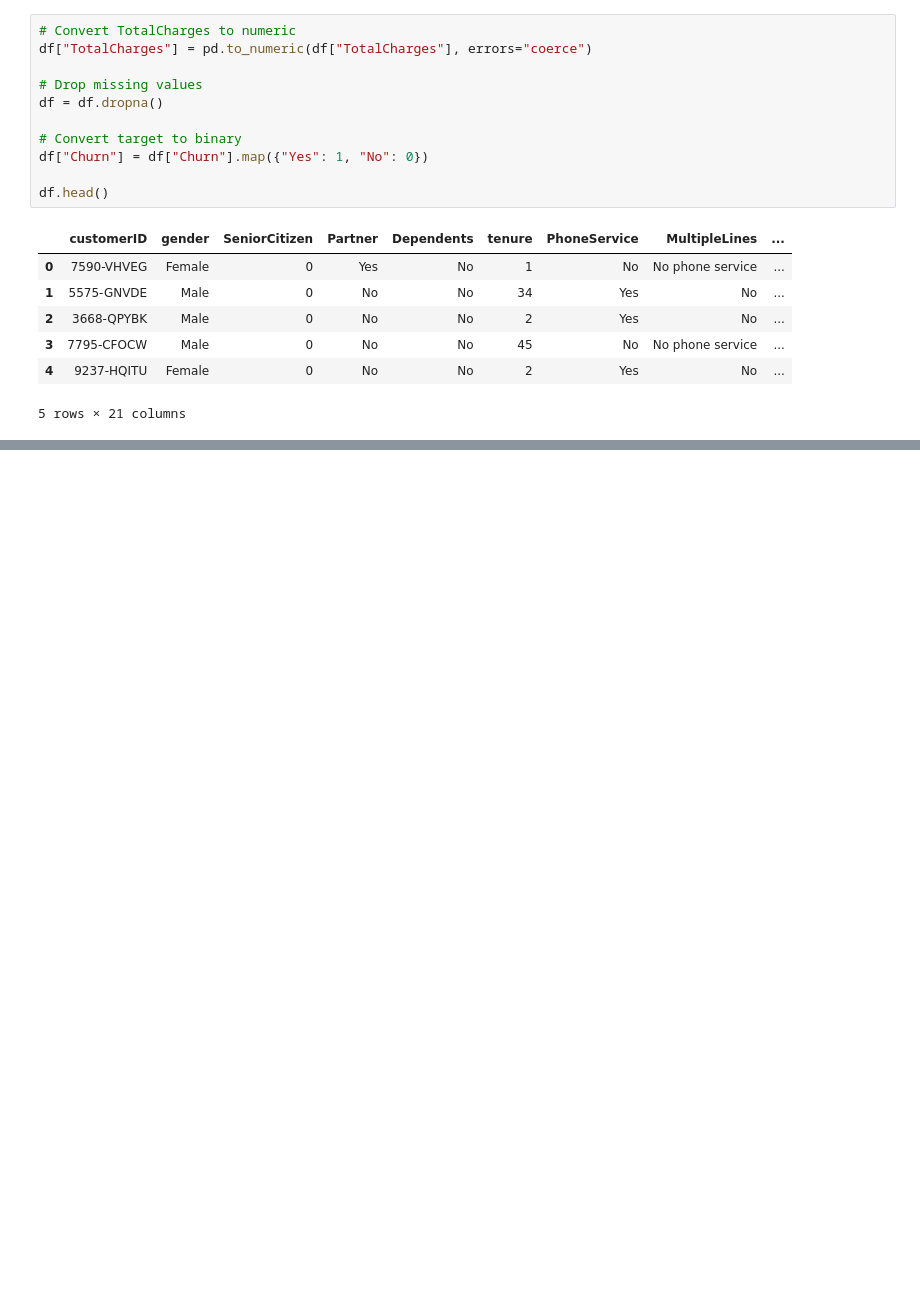
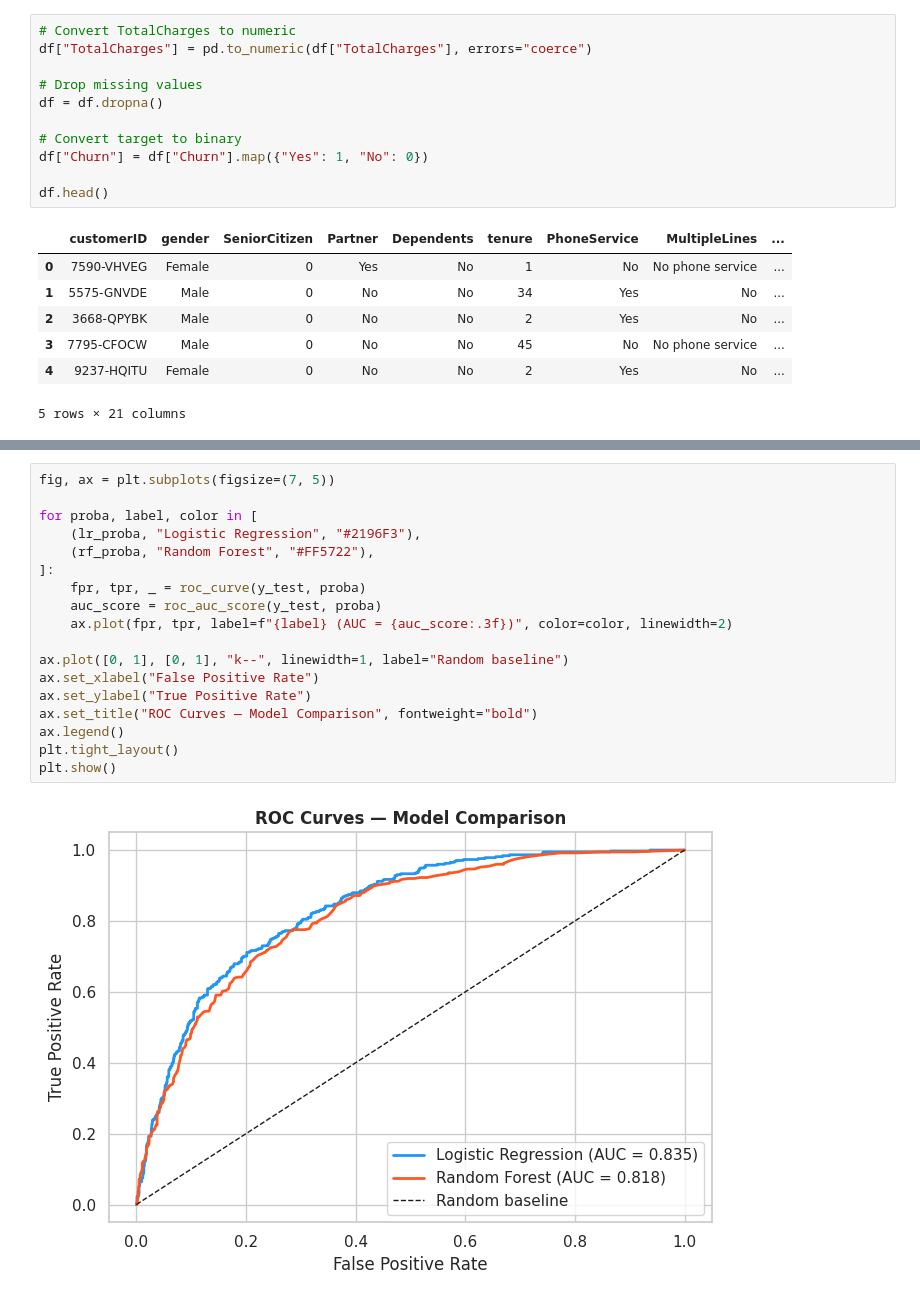
Before and after one commit to LucasBaildon/telco-customer-churn-analysis, a Jupyter notebook: notebook.ipynb, the cells around one changed output, grey strips where cells are left out. Cells and saved outputs as stored; diff of their text form; blank space fills up the shorter version.

```diff
--- a/notebook.ipynb
+++ b/notebook.ipynb
@@ -246,0 +282,20 @@ Key findings:
+# %%
+fig, ax = plt.subplots(figsize=(7, 5))
+
+for proba, label, color in [
+    (lr_proba, "Logistic Regression", "#2196F3"),
+    (rf_proba, "Random Forest", "#FF5722"),
+]:
+    fpr, tpr, _ = roc_curve(y_test, proba)
+    auc_score = roc_auc_score(y_test, proba)
+    ax.plot(fpr, tpr, label=f"{label} (AUC = {auc_score:.3f})", color=color, linewidth=2)
+
+ax.plot([0, 1], [0, 1], "k--", linewidth=1, label="Random baseline")
+ax.set_xlabel("False Positive Rate")
+ax.set_ylabel("True Positive Rate")
+ax.set_title("ROC Curves — Model Comparison", fontweight="bold")
+ax.legend()
+plt.tight_layout()
+plt.show()
+# %% [output]
+[figure, added]
```
Also changed, not shown: parts of 33 cells of this notebook.
